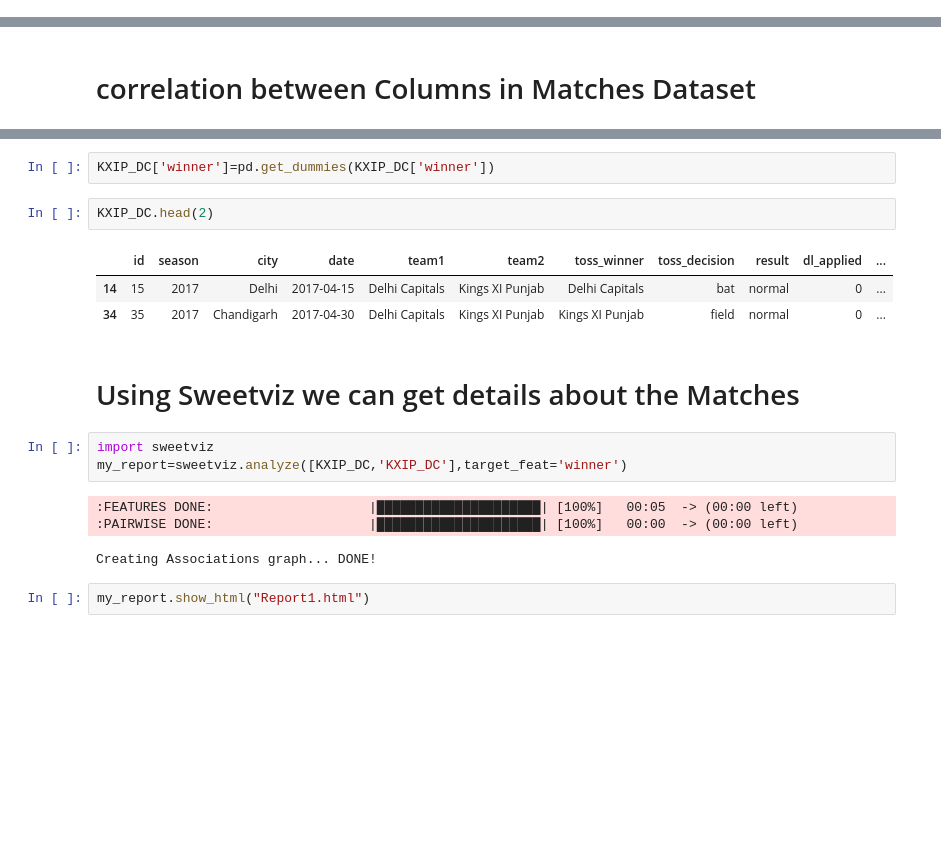
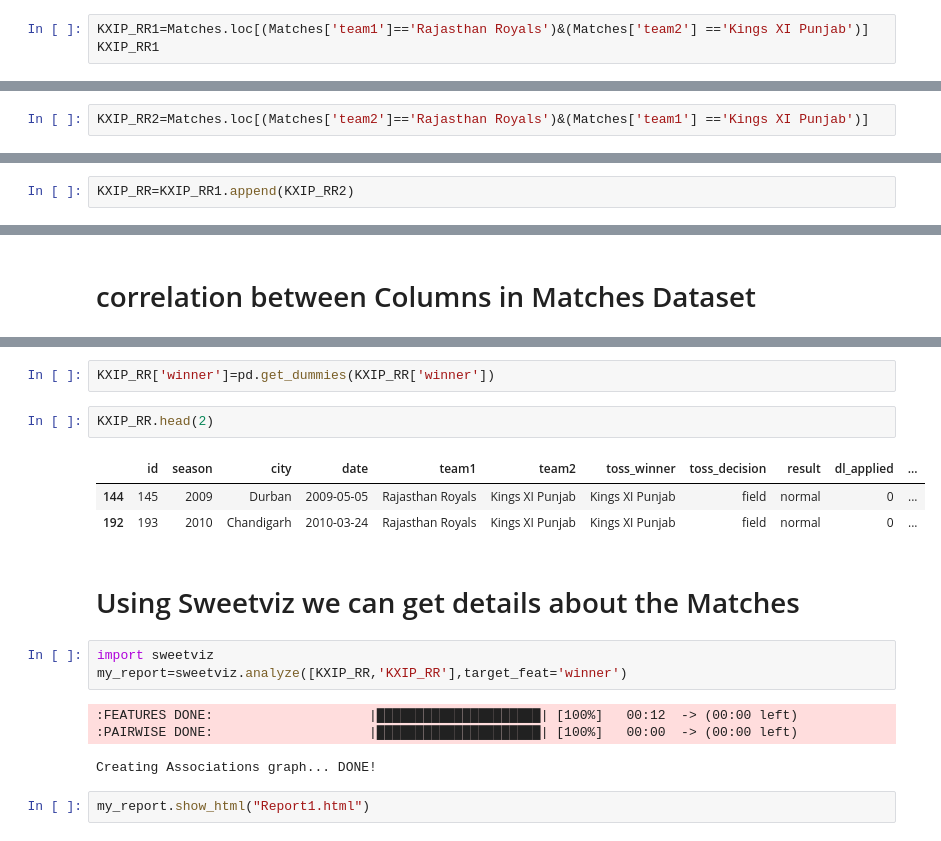
Before and after one commit to prajwal-kv/INTERNSHIP, a Jupyter notebook: DC_KXIP.ipynb, the cells around one changed output, grey strips where cells are left out. Drawn from its saved outputs; the diff is of its cells as text; blank space fills up the shorter version.

```diff
--- a/DC_KXIP.ipynb
+++ b/DC_KXIP.ipynb
@@ -346,0 +157,3 @@ sns.countplot(x='winner',data=KXIP_DC)
+# %%
+KXIP_RR1=Matches.loc[(Matches['team1']=='Rajasthan Royals')&(Matches['team2'] =='Kings XI Punjab')]
+KXIP_RR1
@@ -346,0 +171,2 @@ sns.countplot(x='winner',data=KXIP_DC)
+# %%
+KXIP_RR2=Matches.loc[(Matches['team2']=='Rajasthan Royals')&(Matches['team1'] =='Kings XI Punjab')]
@@ -346,0 +187,2 @@ sns.countplot(x='winner',data=KXIP_DC)
+# %%
+KXIP_RR=KXIP_RR1.append(KXIP_RR2)
@@ -363,18 +338,18 @@ sns.heatmap(KXIP_DC.corr(),yticklabels=True,annot=True)
 # %%
-KXIP_DC['winner']=pd.get_dummies(KXIP_DC['winner'])
+KXIP_RR['winner']=pd.get_dummies(KXIP_RR['winner'])
 # %%
-KXIP_DC.head(2)
+KXIP_RR.head(2)
 # %% [output]
 |  | id | season | city | date | team1 | team2 | toss_winner | toss_decision | result | dl_applied | ... |
-| 14 | 15 | 2017 | Delhi | 2017-04-15 | Delhi Capitals | Kings XI Punjab | Delhi Capitals | bat | normal | 0 | ... |
-| 34 | 35 | 2017 | Chandigarh | 2017-04-30 | Delhi Capitals | Kings XI Punjab | Kings XI Punjab | field | normal | 0 | ... |
+| 144 | 145 | 2009 | Durban | 2009-05-05 | Rajasthan Royals | Kings XI Punjab | Kings XI Punjab | field | normal | 0 | ... |
+| 192 | 193 | 2010 | Chandigarh | 2010-03-24 | Rajasthan Royals | Kings XI Punjab | Kings XI Punjab | field | normal | 0 | ... |
 # %% [markdown]
 # Using Sweetviz we can get details about the Matches
 # %%
 import sweetviz
-my_report=sweetviz.analyze([KXIP_DC,'KXIP_DC'],target_feat='winner')
+my_report=sweetviz.analyze([KXIP_RR,'KXIP_RR'],target_feat='winner')
 # %% [output]
-:FEATURES DONE:                    |█████████████████████| [100%]   00:05  -> (00:00 left)
+:FEATURES DONE:                    |█████████████████████| [100%]   00:12  -> (00:00 left)
 :PAIRWISE DONE:                    |█████████████████████| [100%]   00:00  -> (00:00 left)
 Creating Associations graph... DONE!
 # %%
```
Also changed, not shown: parts of 285 cells of this notebook.
